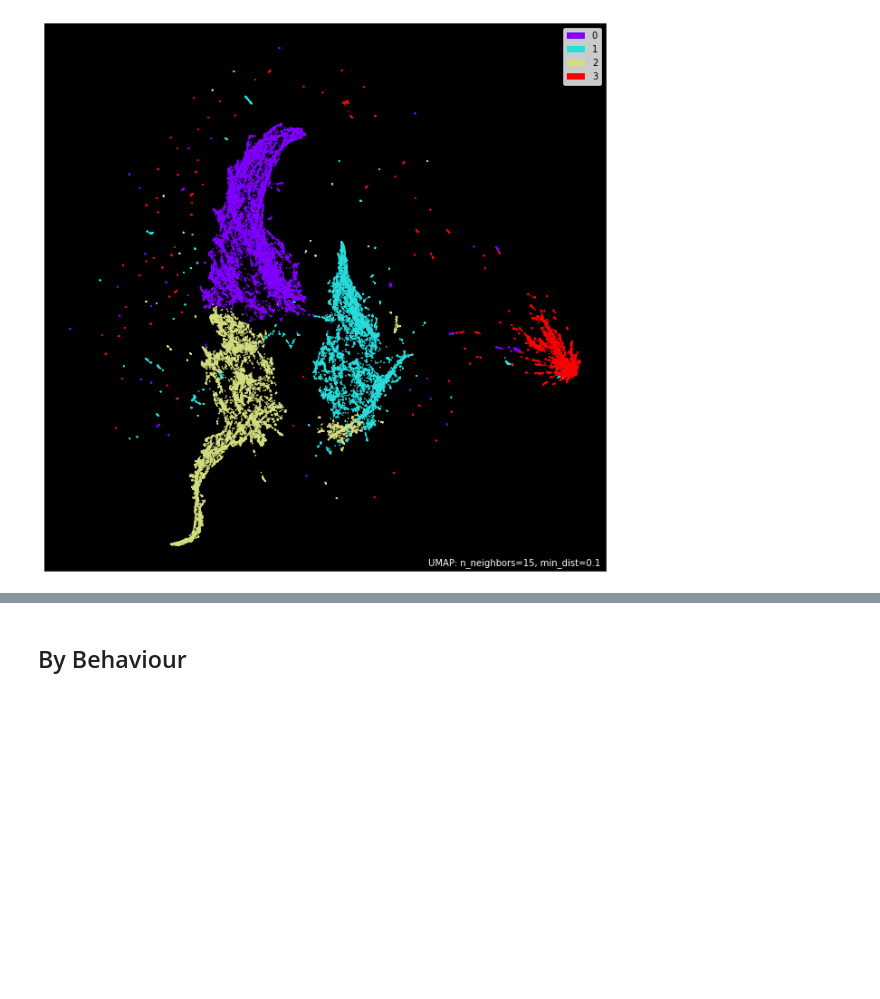
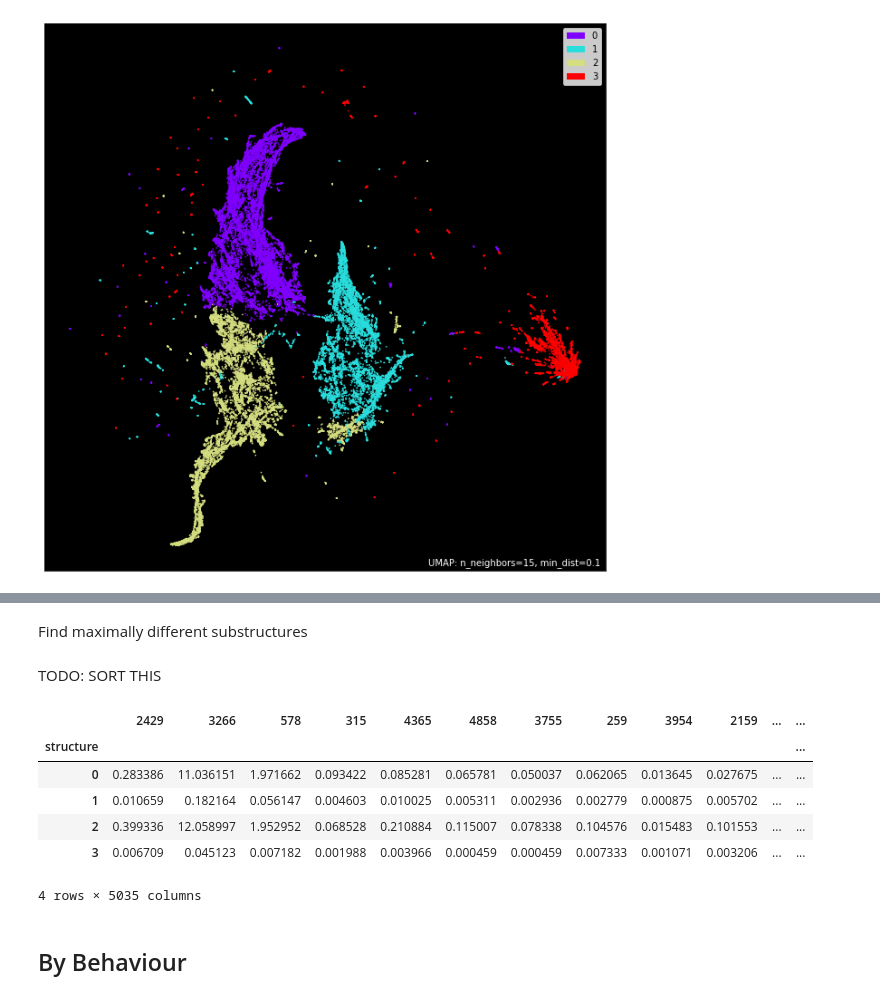
Before and after one commit to cameronstackhouse/exploring-the-design-space-of-artificial-life, a Jupyter notebook: results.ipynb, the cells around one changed output, grey strips where cells are left out. Saved outputs shown, nothing was run; the diff lists cells and outputs as text; code cells hidden in the pictures; blank space fills up the shorter version.

```diff
--- a/results.ipynb
+++ b/results.ipynb
@@ -222,0 +231,2 @@ Error:
+# %%
+df["structure"] = hierarchical_labels
@@ -223,2 +249,17 @@ Error:
+# %% [markdown]
+Find maximally different substructures
+# %% [markdown]
+TODO: SORT THIS
+# %%
+variance = df.groupby("structure").var()
+variance
+# %% [output]
+|  | 2429 | 3266 | 578 | 315 | 4365 | 4858 | 3755 | 259 | 3954 | 2159 | ... | ... |
+| structure |  |  |  |  |  |  |  |  |  |  |  | ... |
+| 0 | 0.283386 | 11.036151 | 1.971662 | 0.093422 | 0.085281 | 0.065781 | 0.050037 | 0.062065 | 0.013645 | 0.027675 | ... | ... |
+| 1 | 0.010659 | 0.182164 | 0.056147 | 0.004603 | 0.010025 | 0.005311 | 0.002936 | 0.002779 | 0.000875 | 0.005702 | ... | ... |
+| 2 | 0.399336 | 12.058997 | 1.952952 | 0.068528 | 0.210884 | 0.115007 | 0.078338 | 0.104576 | 0.015483 | 0.101553 | ... | ... |
+| 3 | 0.006709 | 0.045123 | 0.007182 | 0.001988 | 0.003966 | 0.000459 | 0.000459 | 0.007333 | 0.001071 | 0.003206 | ... | ... |
+4 rows × 5035 columns
 # %% [markdown]
 ## By Behaviour
```
Also changed, not shown: parts of 25 cells of this notebook, 6 other files.
